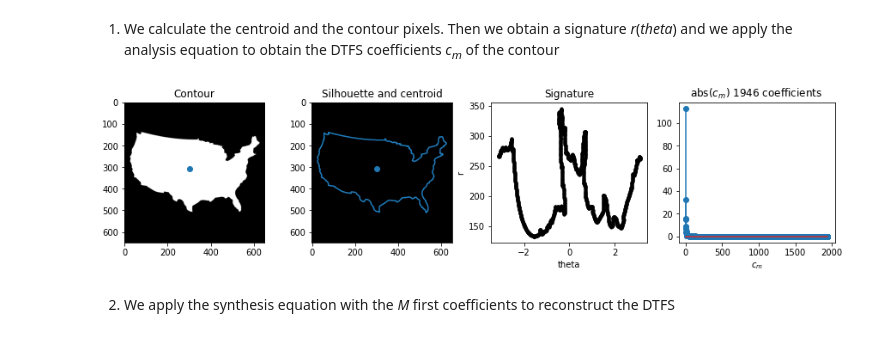
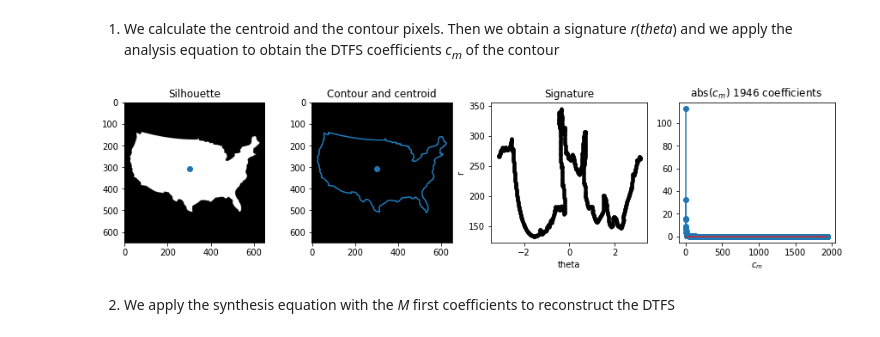
Before and after one commit to ifernandolopez/cv-from-scratch, a Jupyter notebook: rfd.ipynb, the cells around one changed output. Saved outputs shown, nothing was run; the diff lists cells and outputs as text; code cells hidden in the pictures.

Commit message:
Errat a in the title

```diff
--- a/rfd.ipynb
+++ b/rfd.ipynb
@@ -15,32 +15,32 @@ import skimage.io
 # %%
 im = skimage.io.imread('contours/usa.png', as_gray=True)
 # Get the white pixel coordinates to calculate the centroid of the white pixels
 indices = np.where(im > 0.5)
 pixel_coordinates = np.vstack([indices[1], indices[0]])
 centroid = np.mean(pixel_coordinates, axis = 1)
 # Get the white pixel coordinates and the centroid
 contour, hierarchy = cv2.findContours(im.copy(),cv2.RETR_EXTERNAL, cv2.CHAIN_APPROX_NONE)
 contour = np.vstack(contour).squeeze()
 x = [c[0] for c in contour]
 y = [c[1] for c in contour]
 # Transform two-dimensional cartesian coordinate arrays x and y into polar coordinates
 x_centered, y_centered = x-centroid[0], y-centroid[1]
 rho = np.sqrt(x_centered**2+y_centered**2)
 theta = np.arctan2(y_centered,x_centered)
 # Apply the analysis equation to obtain M coefficients of the DTFS
 N = len(rho)
 c = (1/N)*np.fft.fft(rho)
 c[N//2:] = 0+0j
 c[0] = c[0]/2
 # Show results
 fig, axes = plt.subplots(nrows=1, ncols=4, figsize = [15,3])
-ax = axes[0]; ax.imshow(im, cmap = 'gray'); ax.set_title('Contour'); ax.scatter(centroid[0],centroid[1])
-ax = axes[1]; ax.imshow(np.zeros(im.shape), cmap = 'gray'); ax.set_title('Silhouette and centroid')
+ax = axes[0]; ax.imshow(im, cmap = 'gray'); ax.set_title('Silhouette'); ax.scatter(centroid[0],centroid[1])
+ax = axes[1]; ax.imshow(np.zeros(im.shape), cmap = 'gray'); ax.set_title('Contour and centroid')
 ax.plot(x,y); ax.scatter(centroid[0],centroid[1])
 ax = axes[2]; ax.plot(theta,rho,'k.'); ax.set_title('Signature'); ax.set_xlabel('theta'); ax.set_ylabel('r')
 ax = axes[3]; ax.stem(abs(c)); ax.set_title('abs($c_m$) ' +str(len(c)) + ' coefficients'); ax.set_xlabel('$c_m$');
 # %% [output]
-[figure, old version]
+[figure, new version]
 # %% [markdown]
 2) We apply the synthesis equation with the <i>M</i> first coefficients to reconstruct the DTFS
 # %%
```
